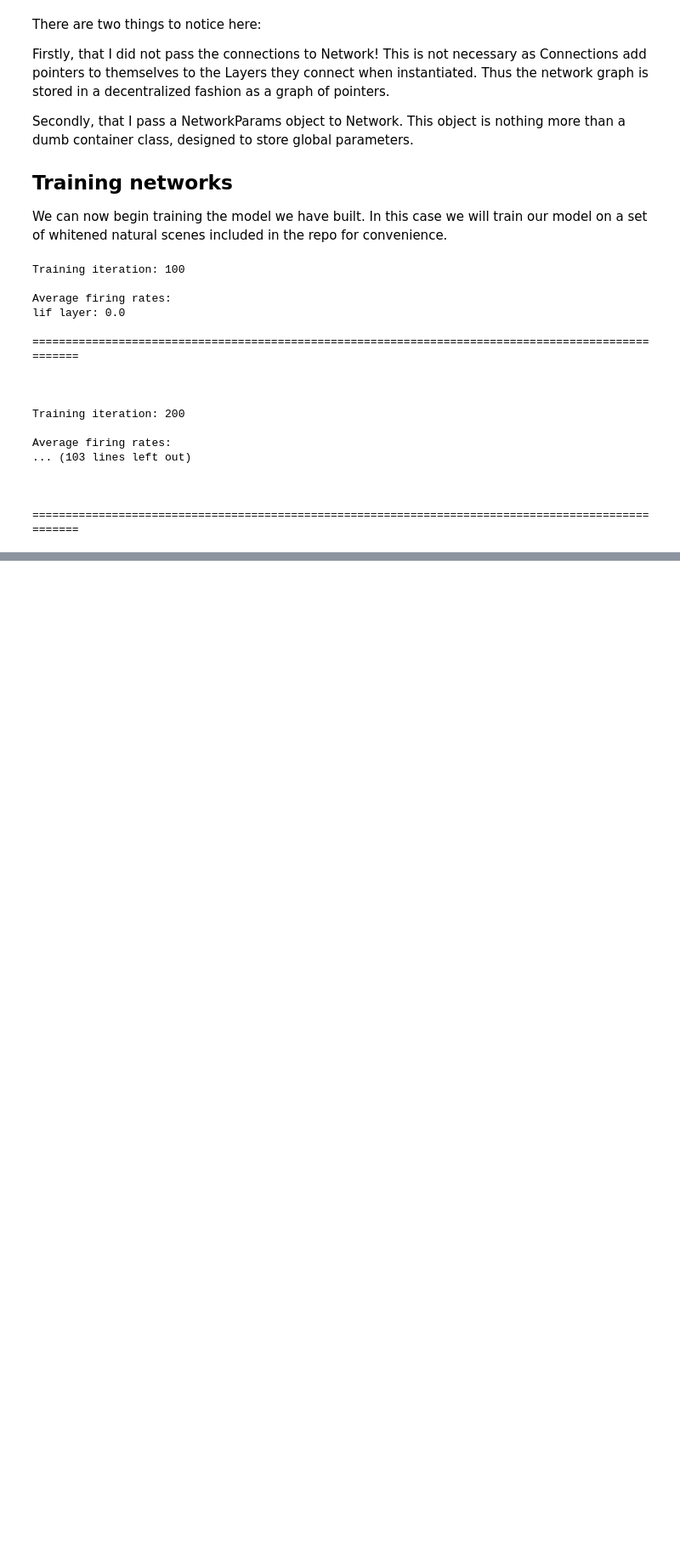
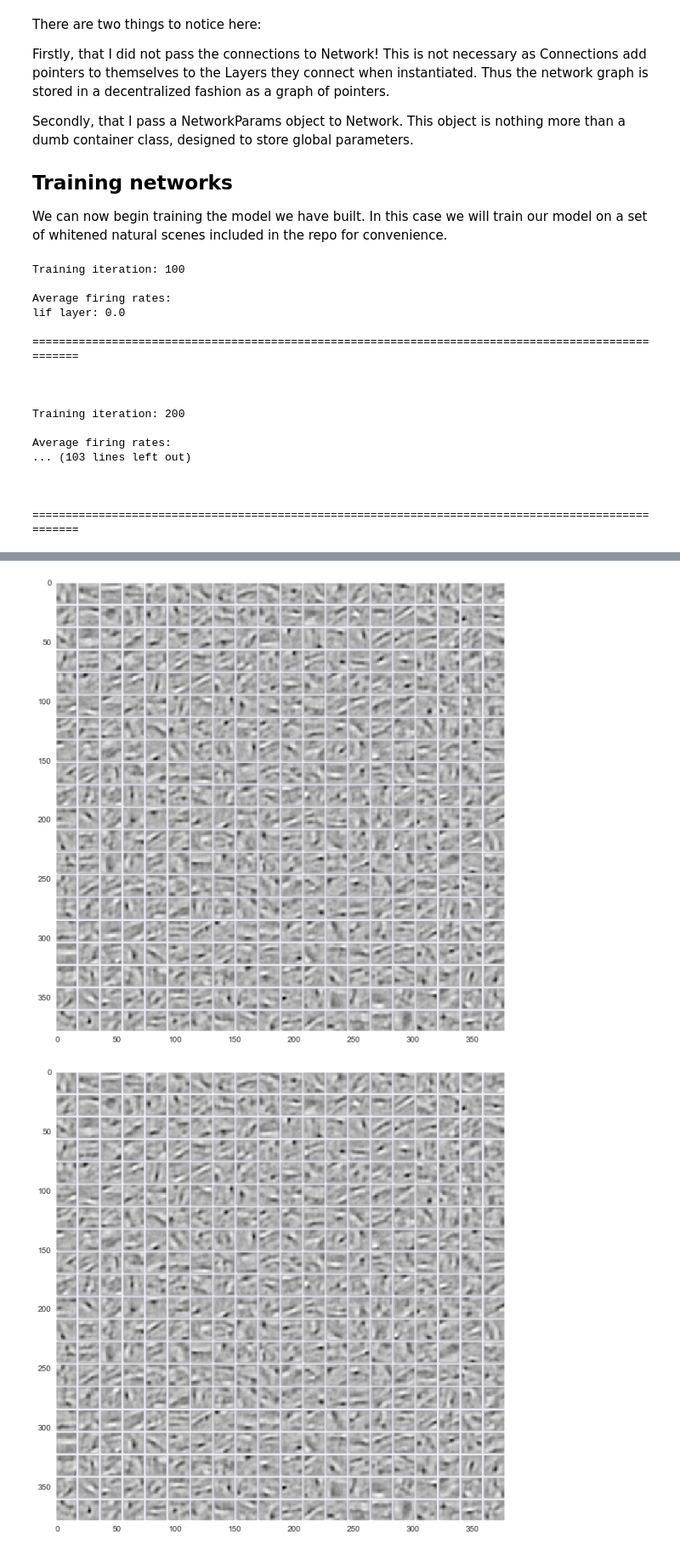
Before and after one commit to rueberger/brio, a Jupyter notebook: examples/SAILnet.ipynb, the cells around one changed output, grey strips where cells are left out. Shown at 85% size. Drawn from its saved outputs; the diff is of its cells as text; code cells hidden in the pictures; blank space fills up the shorter version.

Commit message:
work continutes on the example notebook

```diff
--- a/examples/SAILnet.ipynb
+++ b/examples/SAILnet.ipynb
@@ -119,0 +130,53 @@ The training and inference cycle can be summarized in pseudo-code as follows:
+# %%
+from brio.blocks.factories import einet_factory
+from brio.misc.plotting import plot_concat_imgs
+from IPython import display
+
+N_EPOCHS = 40
+EPOCH_SIZE = 1000
+PATCH_SIZE = 17
+
+# specify the layer sizes
+layer_sizes = [PATCH_SIZE**2, 20**2, 7**2]
+
+# specify the global parameters
+params = NetworkParams()
+# changing attributes post initialization is the easiest way to specify params
+params.update_cap = 0.1
+params.steps_per_rc_time = 10
+params.steps_per_fr_time = 10
+params.bias_learning_rate = 0.2
+params.baseline_lrate = 0.02
+params.baseline_firing_rate = 0.02
+params.lfr_char_time = 5
+# disable printing progess reports to stdout to play nicely with the notebook
+params.print_progress = False
+
+# build the model
+einet = einet_factory(layer_sizes, params)
+
+# we need an axis object in this scope to rerender plots
+fig, ax = plt.subplots(figsize=(10, 10))
+
+for epoch_idx in xrange(N_EPOCHS):
+    # train the model for one epoch
+    einet.train(patch_generator(images, PATCH_SIZE, EPOCH_SIZE))
+
+    # get the new receptive fields
+    # nasty trick... see following comments
+    oja_w = einet.layers[0].outputs[0].weights.T
+    imgs = [w.reshape(PATCH_SIZE, PATCH_SIZE) for w in oja_w]
+
+    # if axis is not specified, plot_concat_imgs creates a new one
+    # meaning that a new plot window will be created on each iteration
+    # instead of rerendering the same window
+    plot_concat_imgs(imgs, axis=ax)
+    plt.draw()
+
+    # makes updating plot play nicely with the notebook
+    # only necessary if working in a notebook
+    display.clear_output(wait=True)
+    display.display(plt.gcf())
+# %% [output]
+[figure, added]
+[figure, added]
```
Also changed, not shown: parts of 1 cell of this notebook.
